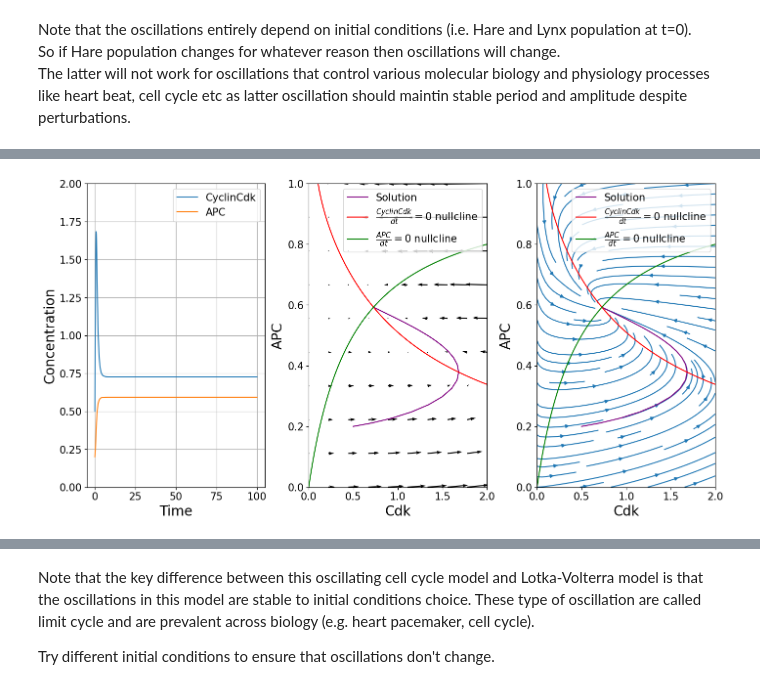
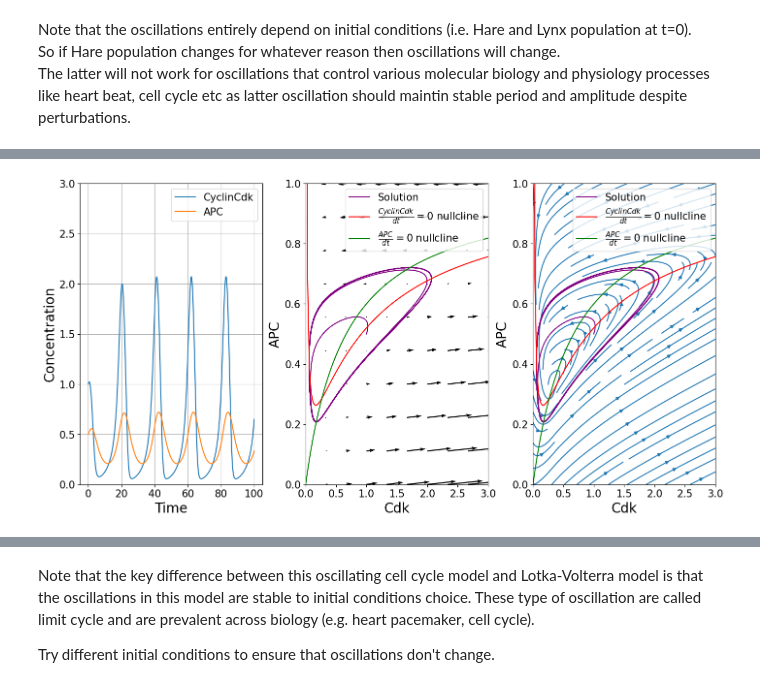
Before and after one commit to IB120-201-CCB210/Spring2025, a Jupyter notebook: Titov_Jupyter_Notebooks/Lecture_8_CellCycle_Model.ipynb, the cells around one changed output, grey strips where cells are left out. Saved outputs shown, nothing was run; the diff lists cells and outputs as text; code cells hidden in the pictures.

```diff
--- a/Titov_Jupyter_Notebooks/Lecture_8_CellCycle_Model.ipynb
+++ b/Titov_Jupyter_Notebooks/Lecture_8_CellCycle_Model.ipynb
@@ -136,10 +237,10 @@ $\frac{dAPC}{dt}=k_4 \cdot CyclinCdk \cdot (1-APC) - k_5 \cdot APC$
 # %%
 k1 = 0.08
-k2 = 8
-k3 = 8
+k2 = 4
+k3 = 4
 k4 = 0.3
-k5 = 0.15
-n = 1
+k5 = 0.2
+n = 2
 
 # Initialize multipanel figure that will contain all the plots
 fig, axs = plt.subplots(
@@ -149,12 +250,12 @@ fig, axs = plt.subplots(
 # Solve and plot ODE use solve_ivp()
 def CellCycle(t, y):
     Cdk, APC = y
-    dCdkdt = k1 + k2 * (Cdk ** n / (1 + Cdk ** n)) - k3 * Cdk * APC
+    dCdkdt = k1 + k2 * (Cdk ** n / (1 + Cdk)) - k3 * Cdk * APC
     dAPCdt = k4 * (1 - APC) * Cdk - k5 * APC
     return [dCdkdt, dAPCdt]
 
 
-initial_condition = [0.5, 0.2]
+initial_condition = [1, 0.5]
 tspan = [0, 100]
 
 soln = solve_ivp(
@@ -172,9 +273,9 @@ axs[0].plot(soln.t, soln.y[1], label="APC")
 
 
 # Plot phase portrait
-APC, Cdk = np.mgrid[0:1:10j, 0:2:10j]
+APC, Cdk = np.mgrid[0:1:10j, 0:3:10j]
 
-dCdkdt = k1 + k2 * (Cdk ** n / (1 + Cdk ** n)) - k3 * Cdk * APC
+dCdkdt = k1 + k2 * (Cdk ** n / (1 + Cdk)) - k3 * Cdk * APC
 dAPCdt = k4 * (1 - APC) * Cdk - k5 * APC
 
 axs[1].quiver(Cdk, APC, dCdkdt, dAPCdt)
@@ -184,35 +285,35 @@ axs[2].streamplot(Cdk, APC, dCdkdt, dAPCdt)
 # Various plotting options for plot 1 only.
 axs[0].set_xlabel("Time", fontsize=20)
 axs[0].set_ylabel("Concentration", fontsize=20)
-axs[0].set_ylim(0, 2)
+axs[0].set_ylim(0, 3)
 # Various plotting options for plots 2 and 3.
 for ax in axs[1:3]:
     ax.grid(which="major", axis="both")
     ax.set_xlabel("Cdk", fontsize=20)
     ax.set_ylabel("APC", fontsize=20)
     ax.plot(soln.y[0], soln.y[1], color="purple", label="Solution")
-    Cdk_range = np.linspace(1e-6, 2, 100)
+    Cdk_range = np.linspace(1e-6, 3, 100)
     ax.plot(
         Cdk_range,
-        (Cdk_range ** n * k2 / (Cdk_range ** n + 1) + k1)
+        (Cdk_range ** n * k2 / (Cdk_range + 1) + k1)
         / (Cdk_range * k3),
         color="r",
         label=r"$\frac{CyclinCdk}{dt}=0$ nullcline",
     )
     ax.plot(
         Cdk_range,
         Cdk_range * k4 / (Cdk_range * k4 + k5),
         color="g",
         label=r"$\frac{APC}{dt}=0$ nullcline",
     )
 
 # Various plotting options shares among all plots
 for ax in axs:
     ax.tick_params(labelsize=15)
     ax.grid(which="major", axis="both")
     ax.legend(loc="upper right", fontsize=15)
 for ax in axs[1:3]:
-    ax.set_xlim(0, 2)
+    ax.set_xlim(0, 3)
     ax.set_ylim(0, 1)
 # %% [output]
-[figure, old version]
+[figure, new version]
```
Also changed, not shown: parts of 9 cells of this notebook.
